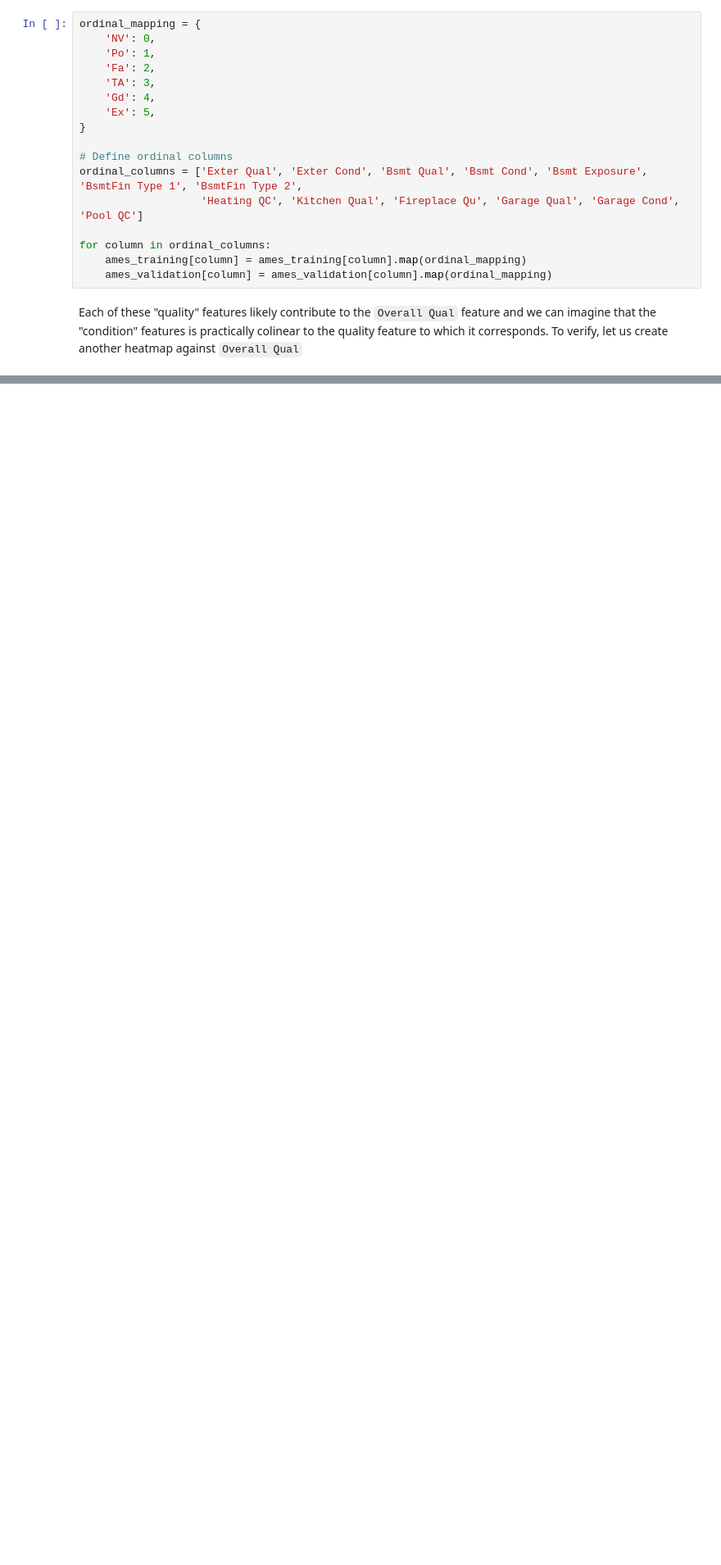
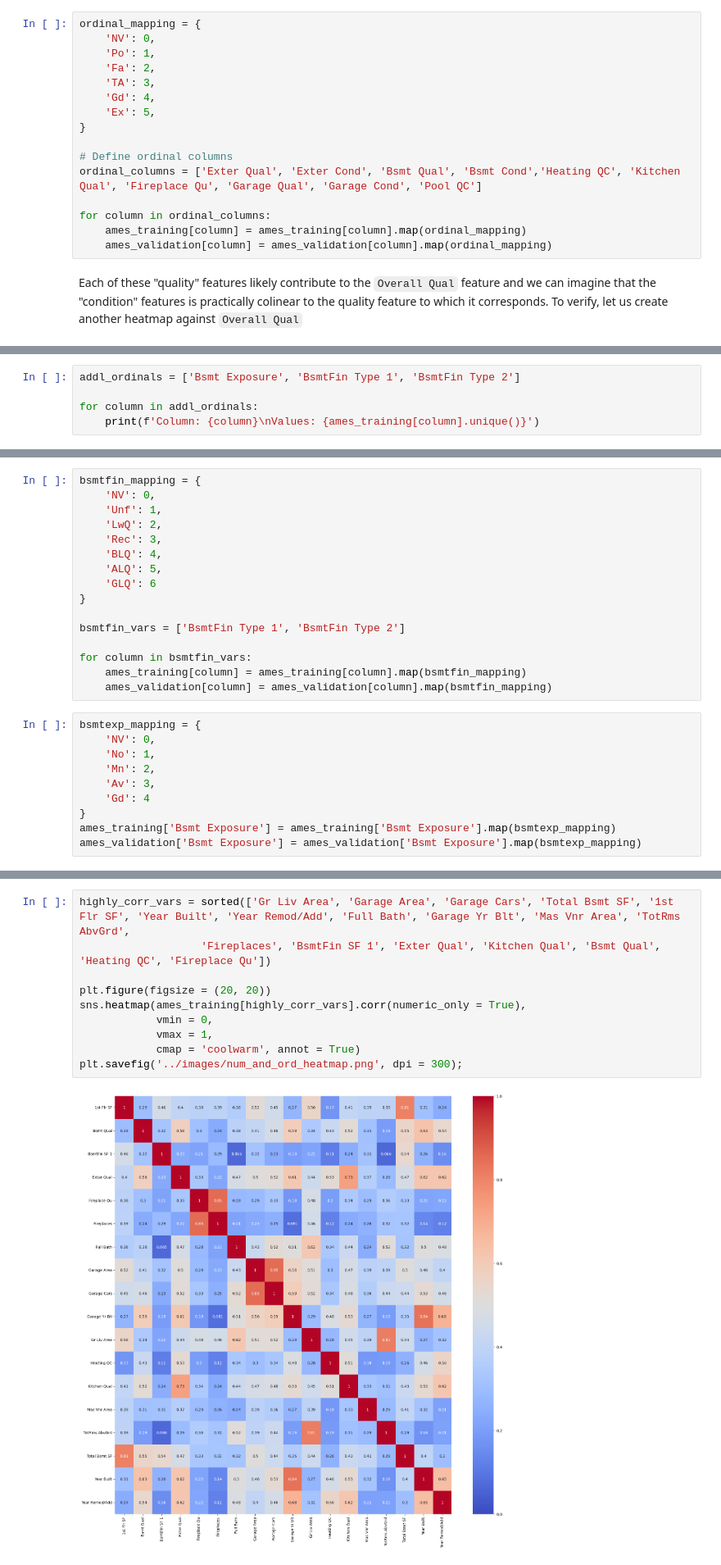
Before and after one commit to dmehta94/project-2-ames-housing-prediction, a Jupyter notebook: code/Project-2-Deval.ipynb, the cells around one changed output, grey strips where cells are left out. Shown at 82% size. Saved outputs shown, nothing was run; the diff lists cells and outputs as text; blank space fills up the shorter version.

```diff
--- a/code/Project-2-Deval.ipynb
+++ b/code/Project-2-Deval.ipynb
@@ -597,8 +490,7 @@ ordinal_mapping = {
 }
 
 # Define ordinal columns
-ordinal_columns = ['Exter Qual', 'Exter Cond', 'Bsmt Qual', 'Bsmt Cond', 'Bsmt Exposure', 'BsmtFin Type 1', 'BsmtFin Type 2',
-                   'Heating QC', 'Kitchen Qual', 'Fireplace Qu', 'Garage Qual', 'Garage Cond', 'Pool QC']
+ordinal_columns = ['Exter Qual', 'Exter Cond', 'Bsmt Qual', 'Bsmt Cond','Heating QC', 'Kitchen Qual', 'Fireplace Qu', 'Garage Qual', 'Garage Cond', 'Pool QC']
 
 for column in ordinal_columns:
     ames_training[column] = ames_training[column].map(ordinal_mapping)
@@ -627,0 +525,5 @@ dtype: int64
+# %%
+addl_ordinals = ['Bsmt Exposure', 'BsmtFin Type 1', 'BsmtFin Type 2']
+
+for column in addl_ordinals:
+    print(f'Column: {column}\nValues: {ames_training[column].unique()}')
@@ -627,0 +539,26 @@ dtype: int64
+# %%
+bsmtfin_mapping = {
+    'NV': 0,
+    'Unf': 1,
+    'LwQ': 2,
+    'Rec': 3,
+    'BLQ': 4,
+    'ALQ': 5,
+    'GLQ': 6
+}
+
+bsmtfin_vars = ['BsmtFin Type 1', 'BsmtFin Type 2']
+
+for column in bsmtfin_vars:
+    ames_training[column] = ames_training[column].map(bsmtfin_mapping)
+    ames_validation[column] = ames_validation[column].map(bsmtfin_mapping)
+# %%
+bsmtexp_mapping = {
+    'NV': 0,
+    'No': 1,
+    'Mn': 2,
+    'Av': 3,
+    'Gd': 4
+}
+ames_training['Bsmt Exposure'] = ames_training['Bsmt Exposure'].map(bsmtexp_mapping)
+ames_validation['Bsmt Exposure'] = ames_validation['Bsmt Exposure'].map(bsmtexp_mapping)
@@ -635,0 +580,12 @@ sns.heatmap(ames_training_qual_and_cond.corr(numeric_only = True)[['Overall Qual
+# %%
+highly_corr_vars = sorted(['Gr Liv Area', 'Garage Area', 'Garage Cars', 'Total Bsmt SF', '1st Flr SF', 'Year Built', 'Year Remod/Add', 'Full Bath', 'Garage Yr Blt', 'Mas Vnr Area', 'TotRms AbvGrd',
+                   'Fireplaces', 'BsmtFin SF 1', 'Exter Qual', 'Kitchen Qual', 'Bsmt Qual', 'Heating QC', 'Fireplace Qu'])
+
+plt.figure(figsize = (20, 20))
+sns.heatmap(ames_training[highly_corr_vars].corr(numeric_only = True),
+            vmin = 0,
+            vmax = 1,
+            cmap = 'coolwarm', annot = True)
+plt.savefig('../images/num_and_ord_heatmap.png', dpi = 300);
+# %% [output]
+[figure, added]
```
Also changed, not shown: parts of 63 cells of this notebook, 13 other files.
